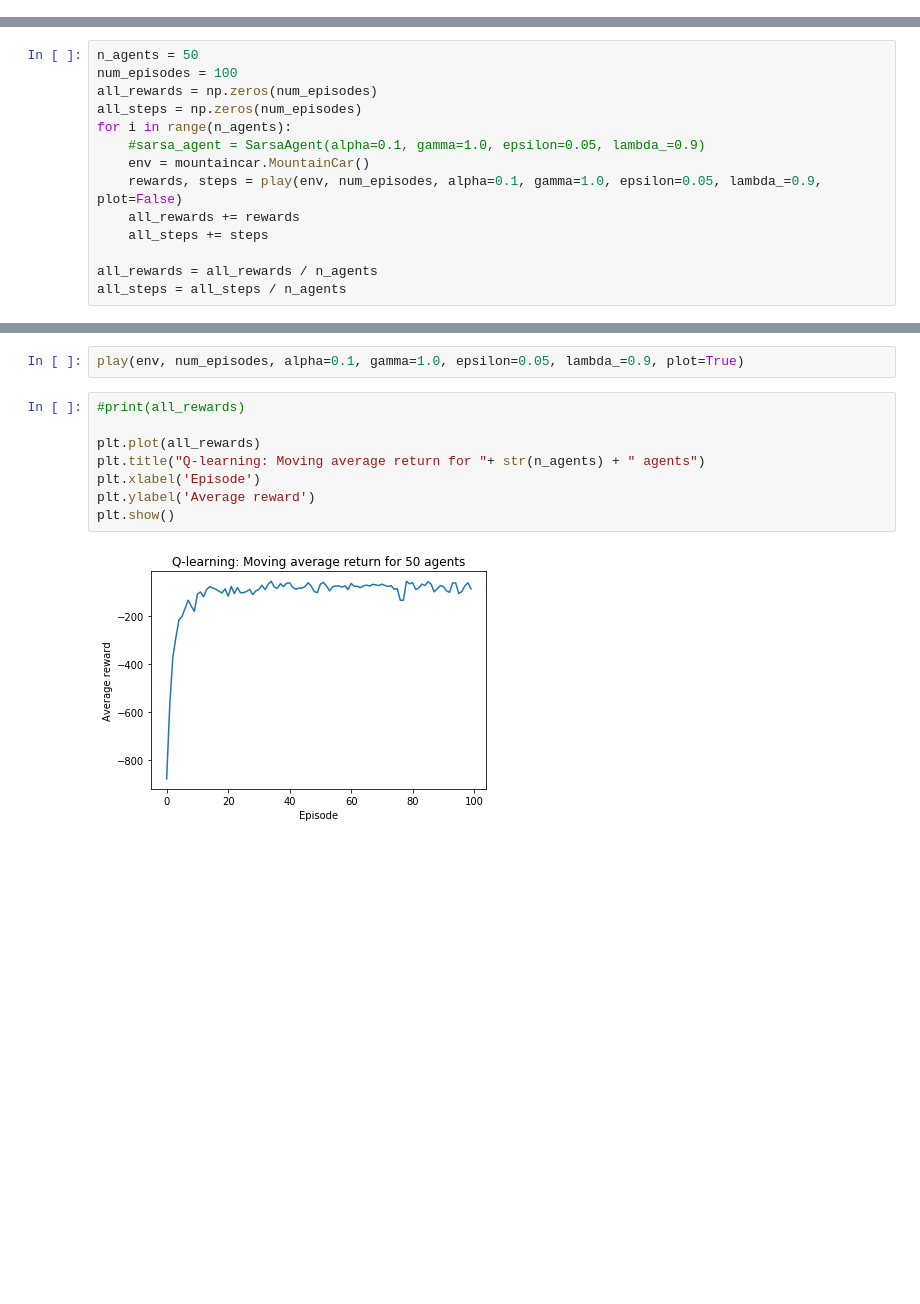
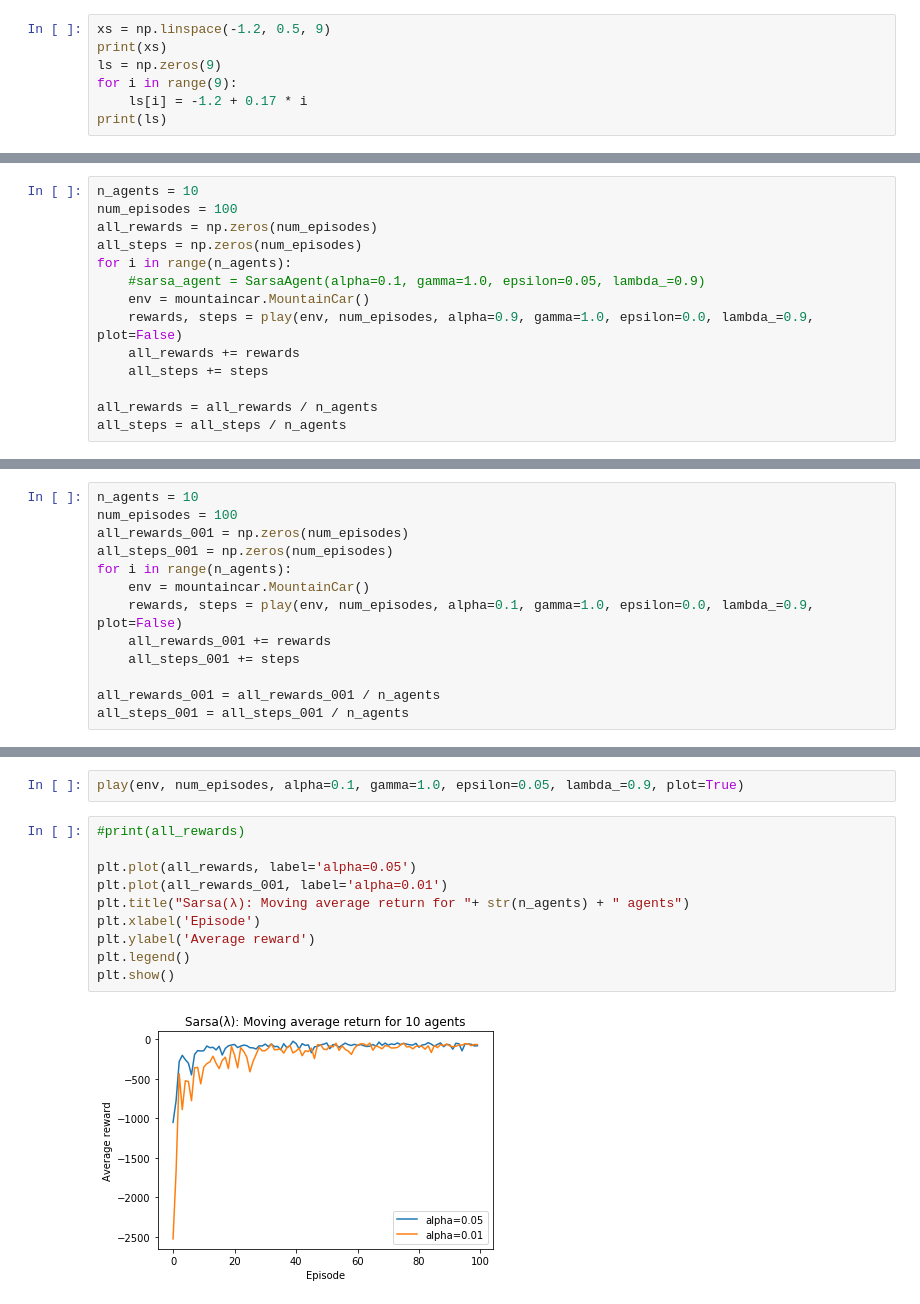
Before and after one commit to edjeffery/RL_Mountain_Car, a Jupyter notebook: Mountain_Car_Refactor.ipynb, the cells around one changed output, grey strips where cells are left out. Drawn from its saved outputs; the diff is of its cells as text; blank space fills up the shorter version.

```diff
--- a/Mountain_Car_Refactor.ipynb
+++ b/Mountain_Car_Refactor.ipynb
@@ -59,0 +48,7 @@ def genIndices(state, action, tilings):
+# %%
+xs = np.linspace(-1.2, 0.5, 9)
+print(xs)
+ls = np.zeros(9)
+for i in range(9):
+    ls[i] = -1.2 + 0.17 * i
+print(ls)
@@ -149,14 +150,14 @@ def play(env, num_episodes, alpha=0.1, gamma=1.0, epsilon=0.05, lambda_=0.9, plo
     print("complete")
     return reward_per_episode, steps_per_episode
 # %%
-n_agents = 50
+n_agents = 10
 num_episodes = 100
 all_rewards = np.zeros(num_episodes)
 all_steps = np.zeros(num_episodes)
 for i in range(n_agents):
     #sarsa_agent = SarsaAgent(alpha=0.1, gamma=1.0, epsilon=0.05, lambda_=0.9)
     env = mountaincar.MountainCar()
-    rewards, steps = play(env, num_episodes, alpha=0.1, gamma=1.0, epsilon=0.05, lambda_=0.9, plot=False)
+    rewards, steps = play(env, num_episodes, alpha=0.9, gamma=1.0, epsilon=0.0, lambda_=0.9, plot=False)
     all_rewards += rewards
     all_steps += steps
 
@@ -182,0 +168,13 @@ complete
+# %%
+n_agents = 10
+num_episodes = 100
+all_rewards_001 = np.zeros(num_episodes)
+all_steps_001 = np.zeros(num_episodes)
+for i in range(n_agents):
+    env = mountaincar.MountainCar()
+    rewards, steps = play(env, num_episodes, alpha=0.1, gamma=1.0, epsilon=0.0, lambda_=0.9, plot=False)
+    all_rewards_001 += rewards
+    all_steps_001 += steps
+
+all_rewards_001 = all_rewards_001 / n_agents
+all_steps_001 = all_steps_001 / n_agents
@@ -185,10 +194,12 @@ play(env, num_episodes, alpha=0.1, gamma=1.0, epsilon=0.05, lambda_=0.9, plot=Tr
 # %%
 #print(all_rewards)
 
-plt.plot(all_rewards)
-plt.title("Q-learning: Moving average return for "+ str(n_agents) + " agents")
+plt.plot(all_rewards, label='alpha=0.05')
+plt.plot(all_rewards_001, label='alpha=0.01')
+plt.title("Sarsa(λ): Moving average return for "+ str(n_agents) + " agents")
 plt.xlabel('Episode')
 plt.ylabel('Average reward')
+plt.legend()
 plt.show()
 # %% [output]
-[figure, old version]
+[figure, new version]
```
Also changed, not shown: parts of 6 cells of this notebook.
